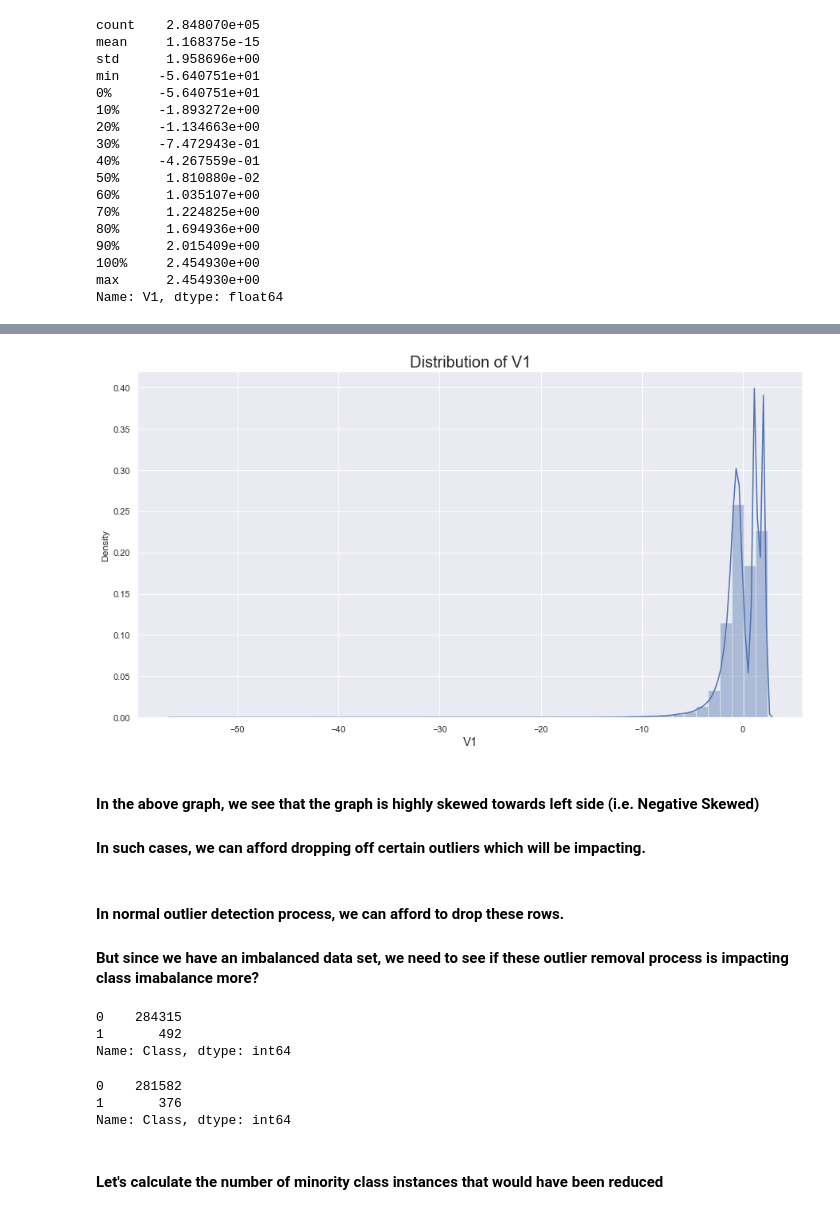
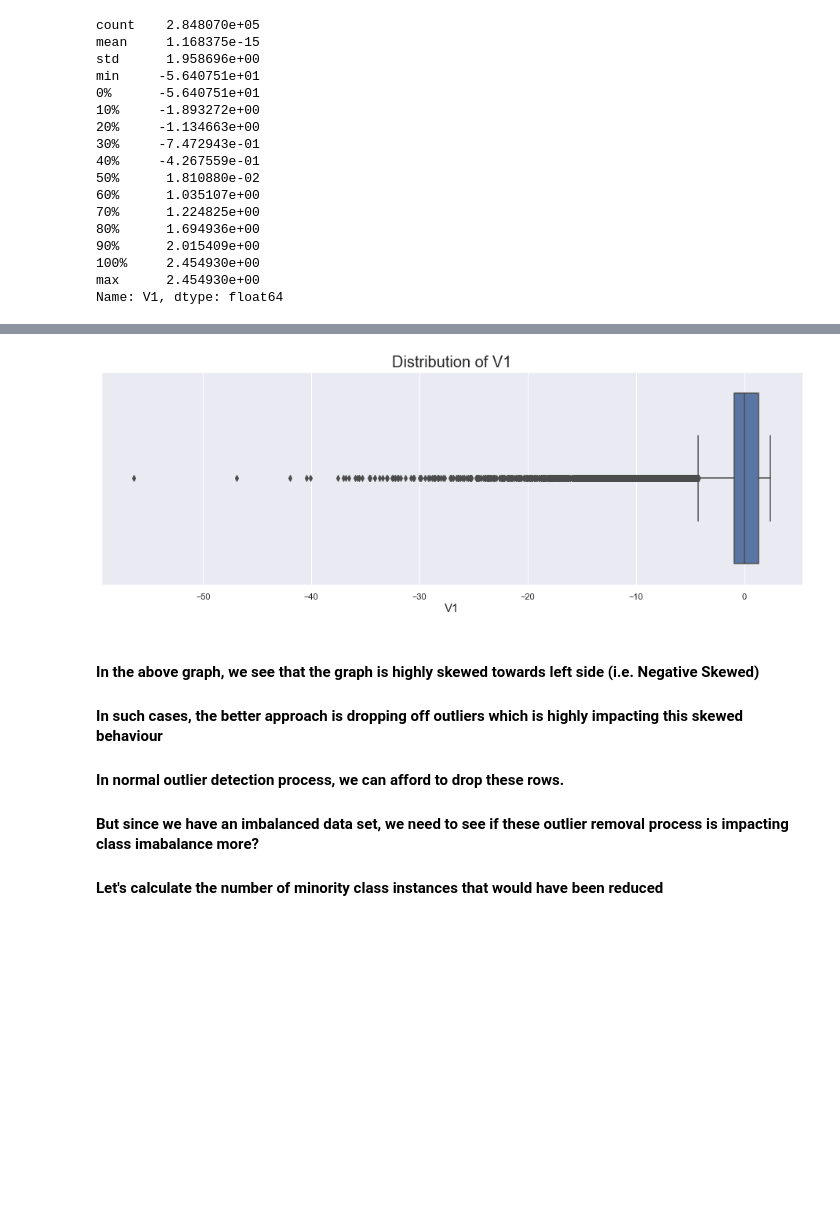
Before and after one commit to akshaykadam100/Credit-Card-Fraud-Detection, a Jupyter notebook: modelling/V1_Akshay_Kadam_DML2070010.ipynb, the cells around one changed output, grey strips where cells are left out. Drawn from its saved outputs; the diff is of its cells as text; code cells hidden in the pictures; blank space fills up the shorter version.

```diff
--- a/modelling/V1_Akshay_Kadam_DML2070010.ipynb
+++ b/modelling/V1_Akshay_Kadam_DML2070010.ipynb
@@ -259,29 +300,10 @@ plt.show()
-# %%
-sns.distplot(raw_data.V1)
-plt.title('Distribution of V1', fontdict={'fontsize': 20})
-plt.xlabel('V1', fontdict={'fontsize': 15})
-plt.show()
-# %% [output]
-[figure, removed]
+# %%
+plot_box_graph(series=raw_data.V1)
+# %% [output]
+[figure, added]
 # %% [markdown]
 #### In the above graph, we see that the graph is highly skewed towards left side (i.e. Negative Skewed)
-#### In such cases, we can afford dropping off certain outliers which will be impacting.
+#### In such cases, the better approach is dropping off outliers which is highly impacting this skewed behaviour
+#### In normal outlier detection process, we can afford to drop these rows.
+#### But since we have an imbalanced data set, we need to see if these outlier removal process is impacting class imabalance more?
+#### Let's calculate the number of minority class instances that would have been reduced
-# %% [markdown]
-#### In normal outlier detection process, we can afford to drop these rows.
-#### But since we have an imbalanced data set, we need to see if these outlier removal process is impacting class imabalance more?
-# %%
-raw_value_count = raw_data.Class.value_counts()
-raw_value_count
-# %% [output]
-0    284315
-1       492
-Name: Class, dtype: int64
-# %%
-extrinsic_value_count = raw_data[raw_data.V1 > raw_data.V1.quantile(0.01)].Class.value_counts()
-extrinsic_value_count
-# %% [output]
-0    281582
-1       376
-Name: Class, dtype: int64
-# %% [markdown]
-#### Let's calculate the number of minority class instances that would have been reduced
```
Also changed, not shown: parts of 64 cells of this notebook, 1 other file.
